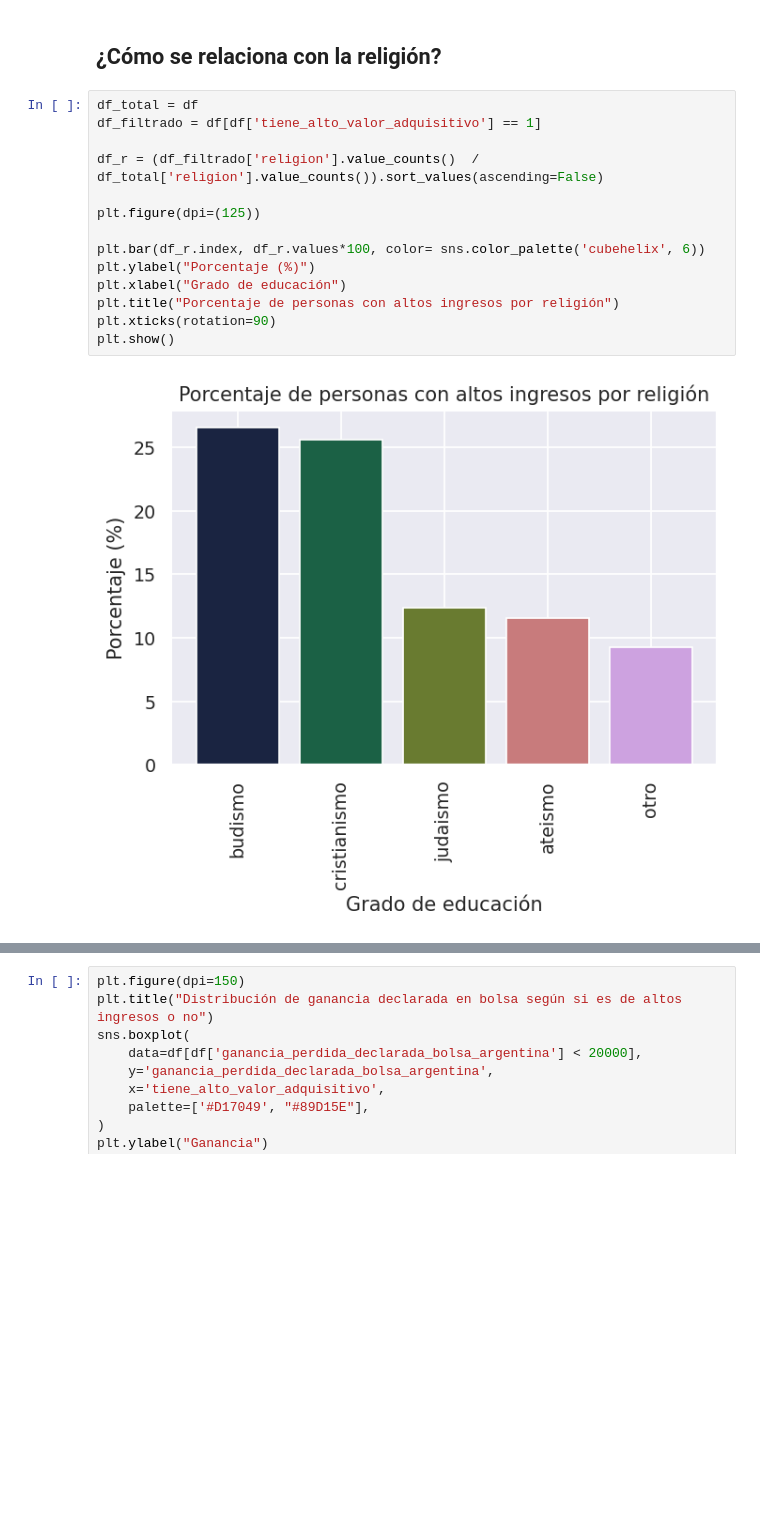
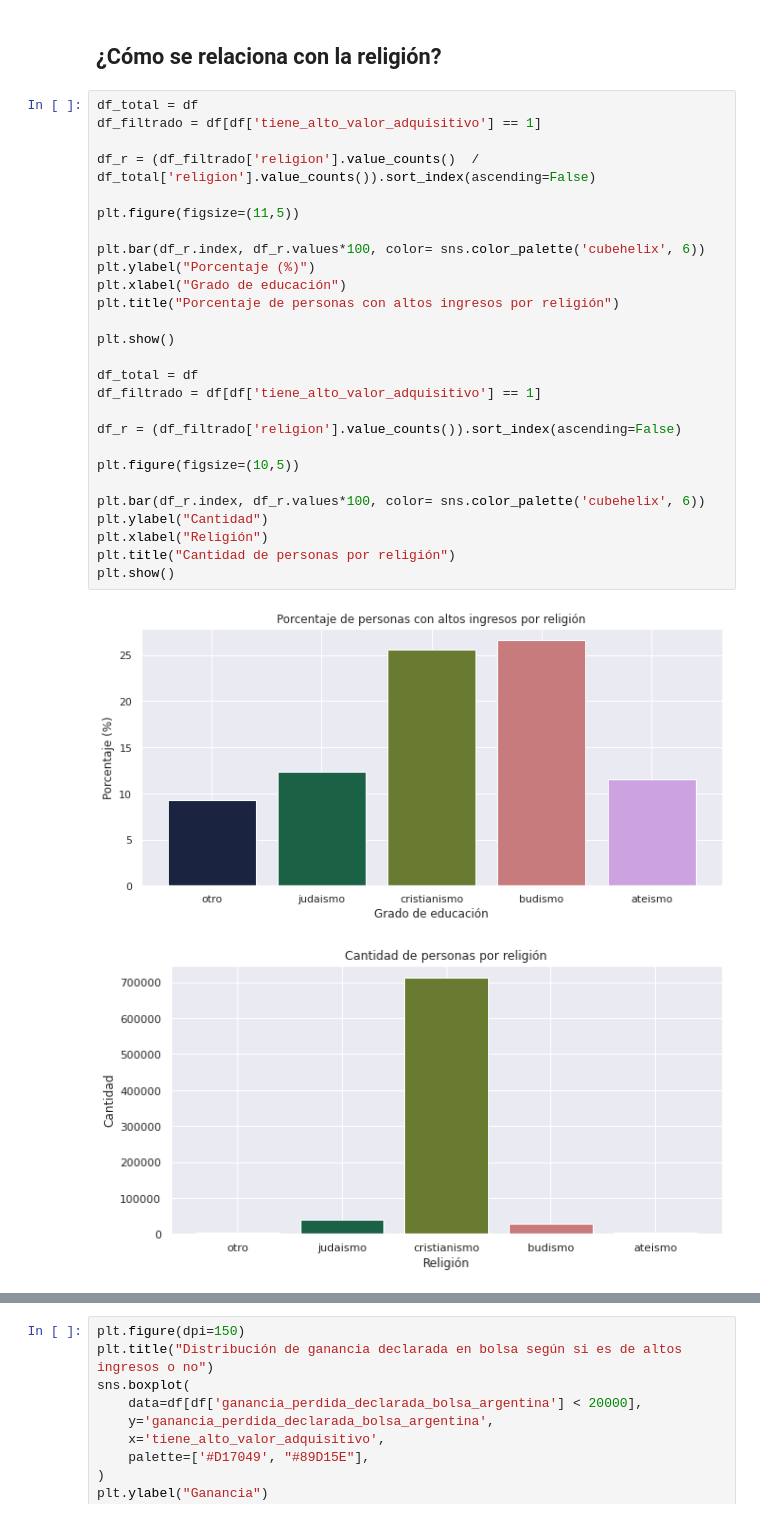
Before and after one commit to TomasArrachea/TP-Organizacion-de-Datos, a Jupyter notebook: informe.ipynb, the cells around one changed output, grey strips where cells are left out. Saved outputs shown, nothing was run; the diff lists cells and outputs as text; blank space fills up the shorter version.

```diff
--- a/informe.ipynb
+++ b/informe.ipynb
@@ -447,16 +460,30 @@ Se puede ver que el estado marital tiene correlación con los ingresos. Para las
 # %%
 df_total = df
 df_filtrado = df[df['tiene_alto_valor_adquisitivo'] == 1]
 
-df_r = (df_filtrado['religion'].value_counts()  / df_total['religion'].value_counts()).sort_values(ascending=False)
+df_r = (df_filtrado['religion'].value_counts()  / df_total['religion'].value_counts()).sort_index(ascending=False)
 
-plt.figure(dpi=(125))
+plt.figure(figsize=(11,5))
 
 plt.bar(df_r.index, df_r.values*100, color= sns.color_palette('cubehelix', 6))
 plt.ylabel("Porcentaje (%)")
 plt.xlabel("Grado de educación")
 plt.title("Porcentaje de personas con altos ingresos por religión")
-plt.xticks(rotation=90)
+
 plt.show()
+
+df_total = df
+df_filtrado = df[df['tiene_alto_valor_adquisitivo'] == 1]
+
+df_r = (df_filtrado['religion'].value_counts()).sort_index(ascending=False)
+
+plt.figure(figsize=(10,5))
+
+plt.bar(df_r.index, df_r.values*100, color= sns.color_palette('cubehelix', 6))
+plt.ylabel("Cantidad")
+plt.xlabel("Religión")
+plt.title("Cantidad de personas por religión")
+plt.show()
 # %% [output]
-[figure, old version]
+[figure, new version]
+[figure, added]
```
Also changed, not shown: parts of 22 cells of this notebook.
